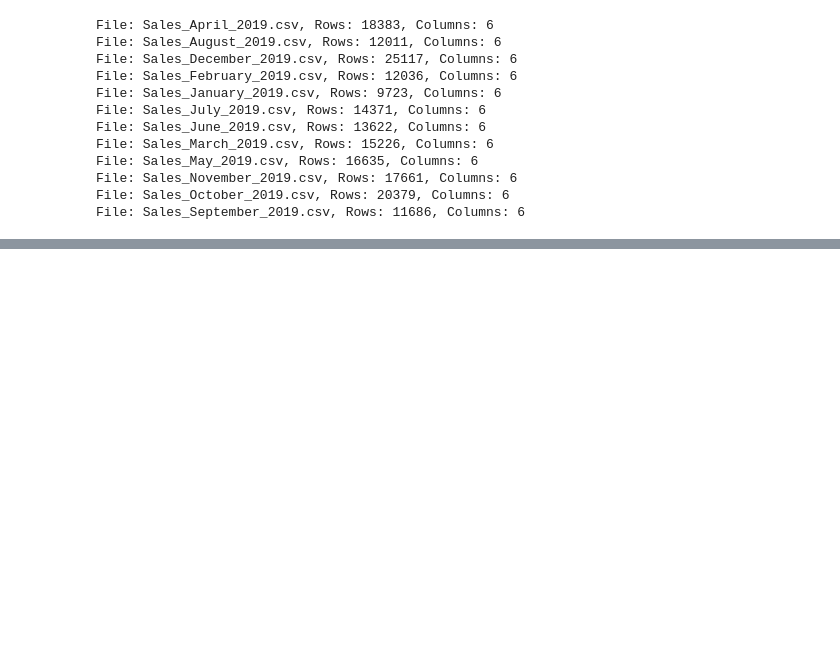
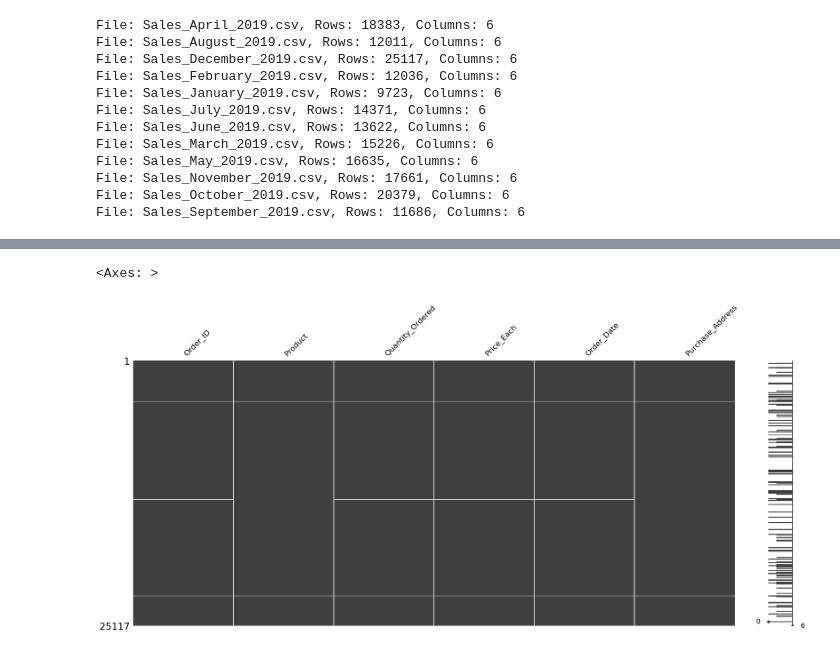
Before and after one commit to rmaritim/PRODIGY-DS-01, a Jupyter notebook: main.ipynb, the cells around one changed output, grey strips where cells are left out. Saved outputs shown, nothing was run; the diff lists cells and outputs as text; code cells hidden in the pictures; blank space fills up the shorter version.

Commit message:
EDA on Dataset

```diff
--- a/main.ipynb
+++ b/main.ipynb
@@ -121,3 +117,29 @@ File: Sales_May_2019.csv, Rows: 16635, Columns: 6
 File: Sales_November_2019.csv, Rows: 17661, Columns: 6
 File: Sales_October_2019.csv, Rows: 20379, Columns: 6
 File: Sales_September_2019.csv, Rows: 11686, Columns: 6
+# %%
+import pandas as pd
+
+# List of all months
+months = ["January", "February", "March", "April", "May", "June",
+          "July", "August", "September", "October", "November", "December"]
+
+# Correct directory path #  Change this to your actual directory
+
+directory = r"C:/Users/sylva/OneDrive/Desktop/Sylva/AZUBI AFRICA/Team - Capstone Project/Capstone_Project/data/"
+
+# Initialize a list to store individual DataFrames
+dfs = []
+
+# Loop through each month and load the corresponding CSV file
+for month in months:
+    file_path = f"{directory}Sales_{month}_2019.csv"
+    df = pd.read_csv(file_path)
+    dfs.append(df)
+
+# Optionally, concatenate all DataFrames into a single DataFrame
+combined_df = pd.concat(dfs, ignore_index=True)
+
+# Now you can work with combined_df or each df in dfs
+print("Cobined Dataframe:")
+print(combined_df.head())
@@ -123,0 +241,9 @@ File: Sales_September_2019.csv, Rows: 11686, Columns: 6
+# %%
+#Visualizing nulls withing the dataset before cleaning
+
+import missingno
+
+missingno.matrix(combined_df)
+# %% [output]
+<Axes: >
+[figure, added]
```
Also changed, not shown: parts of 16 cells of this notebook.
